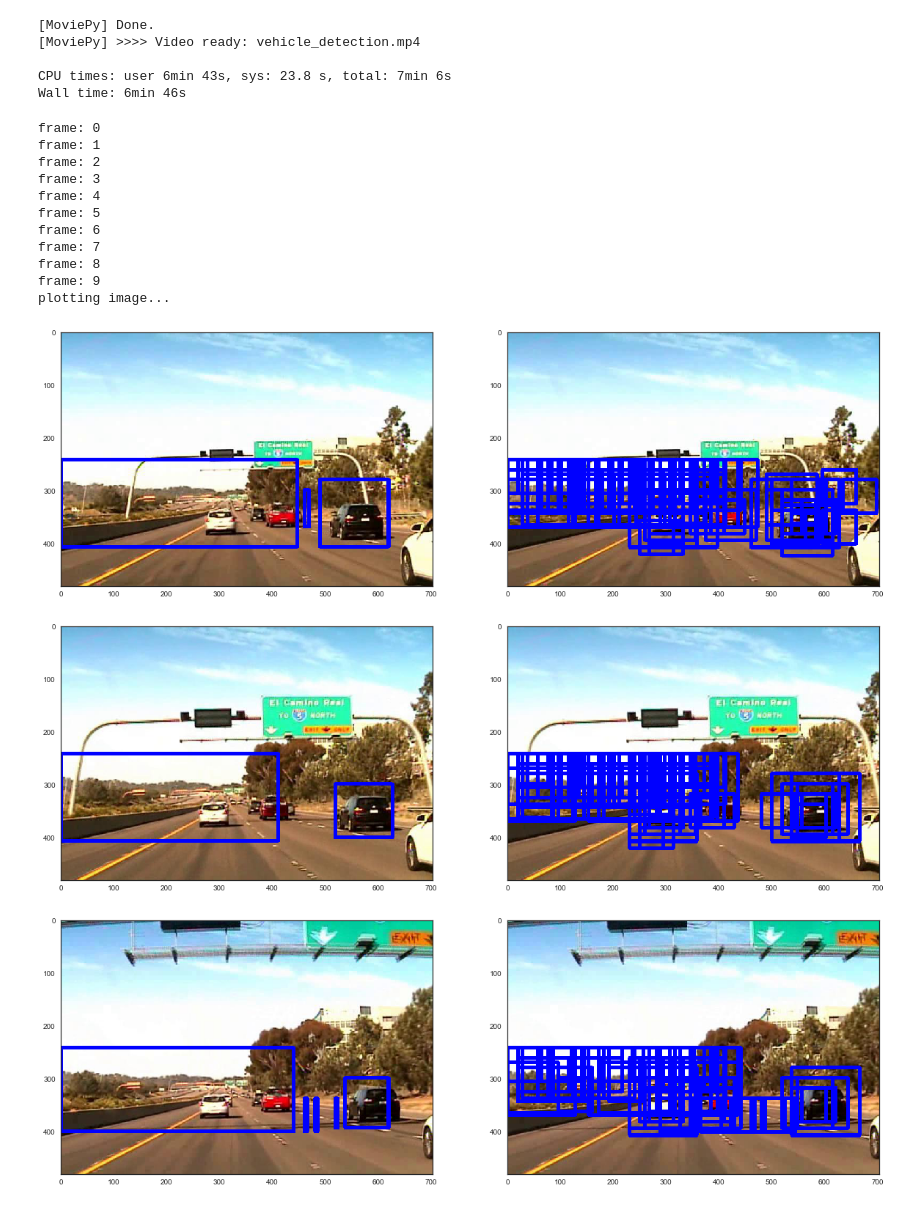
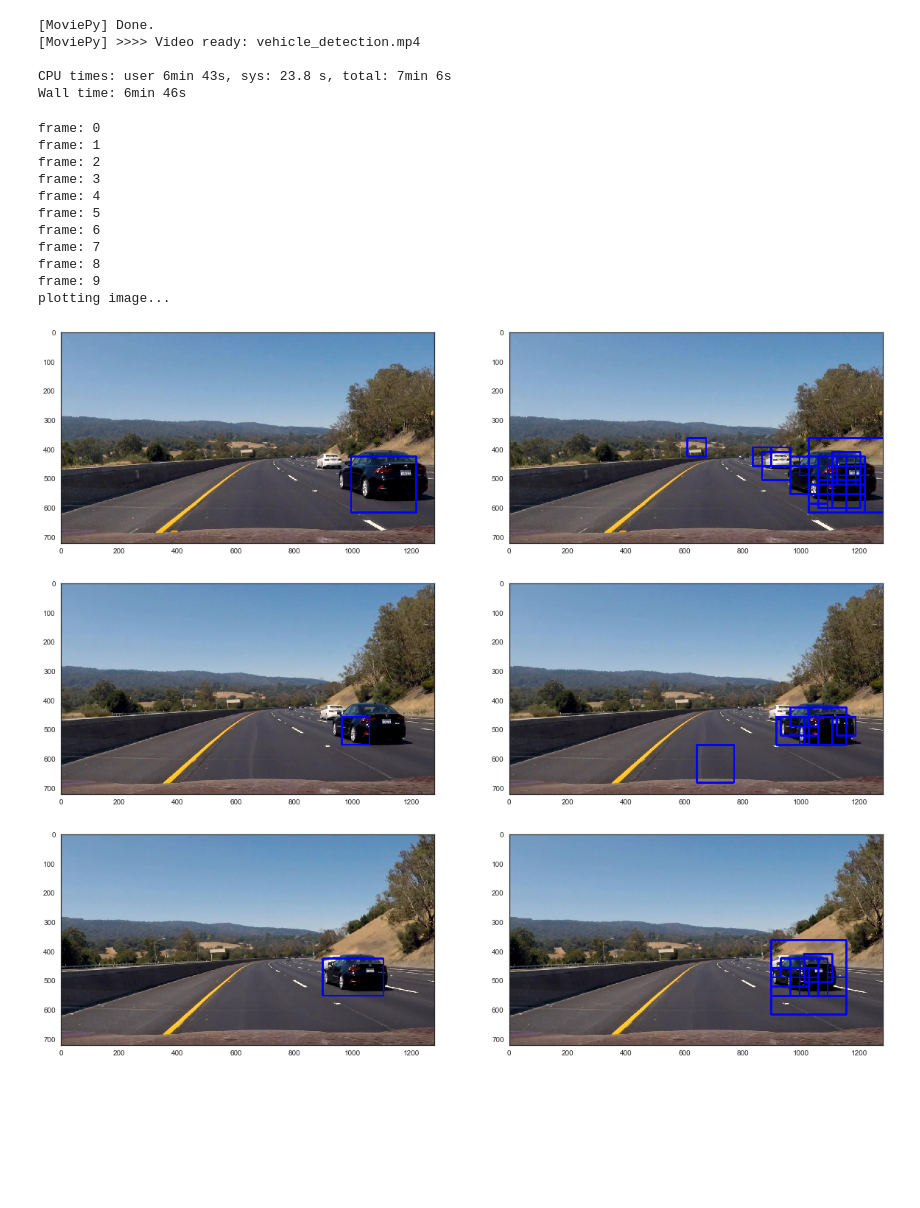
Before and after one commit to aldrincb/auto.sp, a Jupyter notebook: auto-sp.ipynb, the cells around one changed output. Cells and saved outputs as stored; diff of their text form; code cells hidden in the pictures; blank space fills up the shorter version.

```diff
--- a/auto-sp.ipynb
+++ b/auto-sp.ipynb
@@ -134,8 +140,8 @@ cell_per_block = 1 # HOG cells per block #2
 hog_channel = 'ALL' # Can be 0, 1, 2, or "ALL"
 spatial_size = (16, 16) # Spatial binning dimensions
 hist_bins = 16    # Number of histogram bins
-spatial_feat = True # Spatial features on or off
-hist_feat = True # Histogram features on or off
+spatial_feat = False # Spatial features on or off
+hist_feat = False # Histogram features on or off
 hog_feat = True # HOG features on or off
 gabor_feat = False # Gabor features on or off
 y_start_stop = [300, None] # Min and max in y to search in slide_window()
@@ -223,8 +231,10 @@ num_features = scaled_X.shape[1]
 
 # Build model
 keras_model = Sequential()
-keras_model.add(Dense(num_features, input_shape=(num_features,), kernel_initializer='uniform', activation='softmax'))
-keras_model.add(Dense(2, kernel_initializer='uniform', activation='linear'))
+keras_model.add(Dense(num_features, input_shape=(num_features,), kernel_initializer='uniform', activation='linear'))
+keras_model.add(Dense(3, kernel_initializer='uniform', activation='linear'))
+keras_model.add(Dense(5, kernel_initializer='uniform', activation='linear'))
+keras_model.add(Dense(3, kernel_initializer='uniform', activation='linear'))
 keras_model.add(Dense(1, kernel_initializer='uniform', activation='sigmoid'))
 
 # Compile model
@@ -360,7 +369,7 @@ def get_classified_windows(image):
     windows_temp = []
     for i in range(len(xy_window)):
         windows = sliding_windows(image, [None, None], y_start_stop[i],
-                            xy_window[i], (0.7, 0.7))
+                            xy_window[i], (0.5, 0.5))
         windows = search_windows(image, windows, keras_model, spatial_size, hist_bins, orient, pix_per_cell, cell_per_block, hog_channel,
                                         spatial_feat, hist_feat, hog_feat)
         windows_temp.append(windows)
@@ -485,14 +494,14 @@ Wall time: 6min 46s
 from moviepy.editor import VideoFileClip
 from keras.models import load_model
 
-# video = "project_video.mp4"
-video = "datasets/Sunny/april21.avi"
+video = "project_video.mp4"
+# video = "datasets/Sunny/april21.avi"
 video = VideoFileClip(video)
 
-keras_model = load_model("car_model_3f_rrs.h5")
+keras_model = load_model("car_model_relu_3_hidden.h5")
 
 frames = []
-for i in range(10):
+for i in range(30,40):
     frame_name = "frame{}.jpeg".format(i)
     video.save_frame(frame_name, t=i)
     frames.append(frame_name)
@@ -509,33 +518,33 @@ for i, frame in enumerate(frames):
     labels = label(heatmap)
     final_image = draw_cars(cv2.cvtColor(img, cv2.COLOR_BGR2RGB), labels)
     window_img = draw_boxes(cv2.cvtColor(img, cv2.COLOR_BGR2RGB), classified_windows, color=(0, 0, 255), thick=6)
 
     final_images.append(final_image)
     window_images.append(window_img)
 
 
 with sns.axes_style("white"):
     print "plotting image..."
 
     for i in xrange(len(frames)):
         fig = plt.figure(i, figsize=(20,20))
         plt.title('Frame: {}'.format(frames[i]))
         plt.subplot(121)
         plt.imshow(final_images[i])
         plt.subplot(122)
         plt.imshow(window_images[i])
 # %% [output]
 frame: 0
 frame: 1
 frame: 2
 frame: 3
 frame: 4
 frame: 5
 frame: 6
 frame: 7
 frame: 8
 frame: 9
 plotting image...
-[figure, old version]
+[figure, new version]
-[figure, old version]
+[figure, new version]
-[figure, old version]
+[figure, new version]
```
Also changed, not shown: parts of 7 cells of this notebook.
